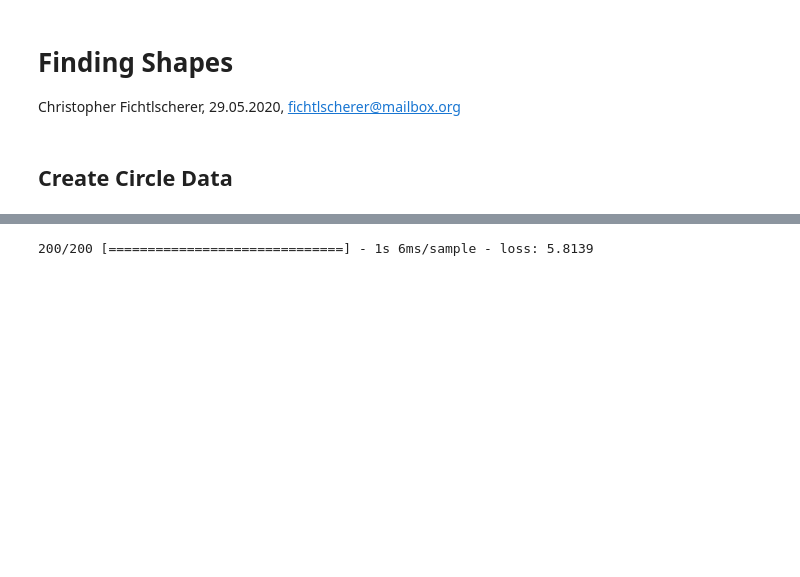
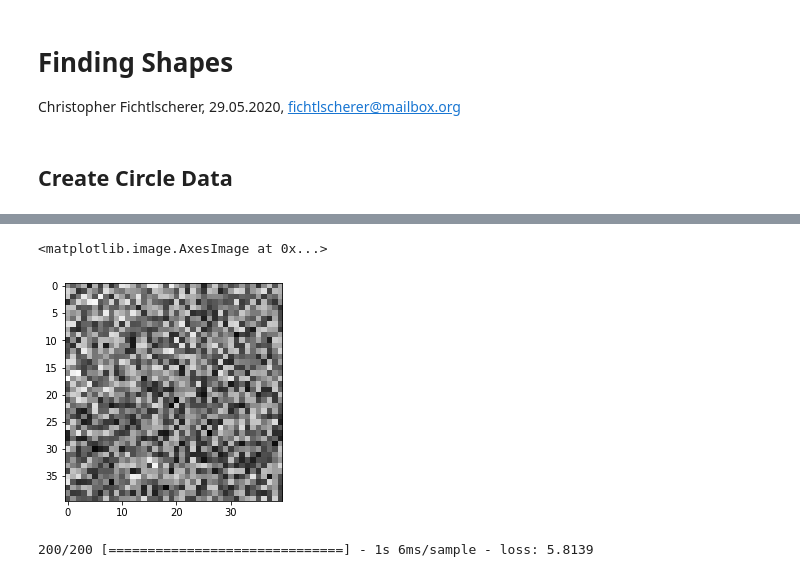
Before and after one commit to cfichtlscherer/ml, a Jupyter notebook: ml/finding_circles_2.ipynb, the cells around one changed output, grey strips where cells are left out. Saved outputs shown, nothing was run; the diff lists cells and outputs as text; code cells hidden in the pictures; blank space fills up the shorter version.

```diff
--- a/ml/finding_circles_2.ipynb
+++ b/ml/finding_circles_2.ipynb
@@ -126,6 +123,7 @@ Non-trainable params: 0
 _________________________________________________________________
 # %%
 model.compile(loss= "mean_squared_error" , optimizer="adam")
+es = EarlyStopping(monitor='val_loss', mode='min', verbose=0, patience=5)
 # %%
-model.fit(train_circles, train_attributes, epochs=epos)
+model.fit(train_circles, train_attributes, epochs=epos, validation_split=0.1, shuffle=True, verbose=1, callbacks=[es])
 # %% [output]
@@ -181,3 +178,14 @@ plt.savefig("filters.png")
+# %%
+filters, biases = model.layers[0].get_weights()
+
+f_min, f_max = filters.min(), filters.max()
+filters = (filters - f_min) / (f_max - f_min)
+
+f0 = filters[:, :, :, 0]
+plt.imshow(f0[:, :, 0], cmap='gray')
+# %% [output]
+<matplotlib.image.AxesImage at 0x...>
+[figure, added]
 # %%
 model.evaluate(test_circles, test_attributes)
 # %% [output]
```
Also changed, not shown: parts of 8 cells of this notebook, 6 other files.
